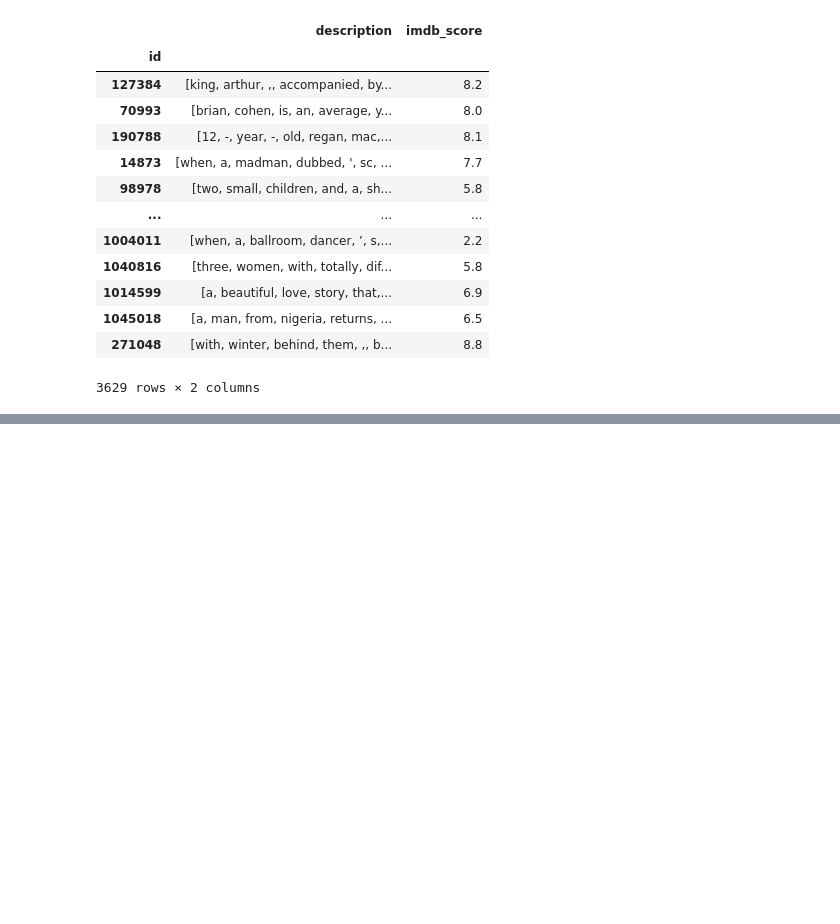
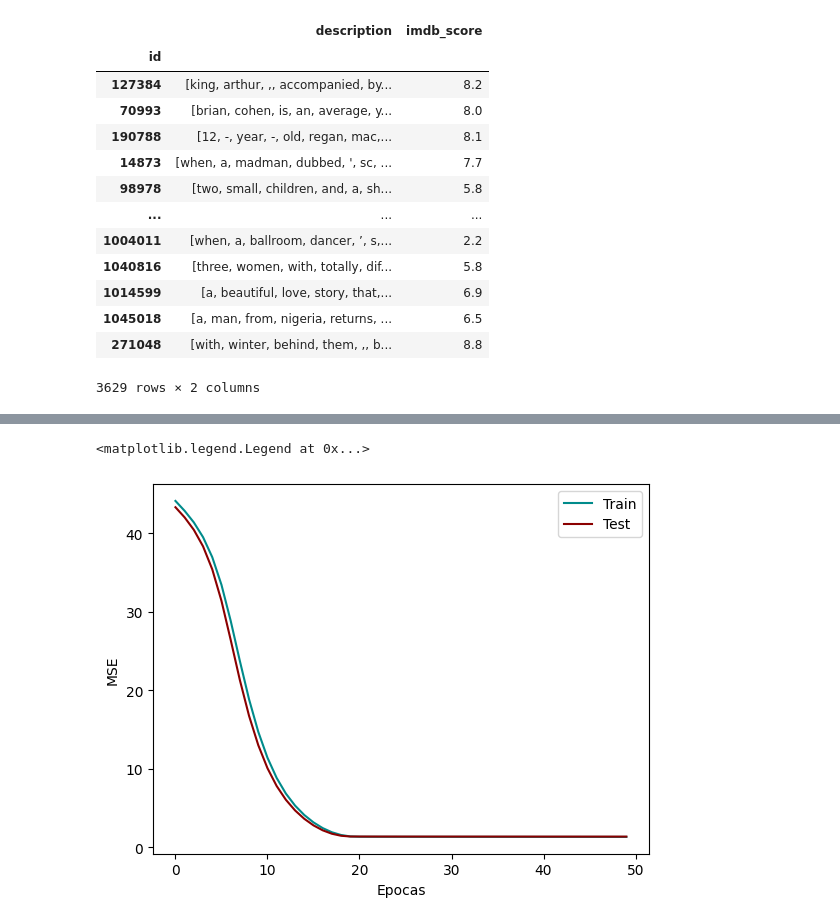
Before and after one commit to aaronbernal28/Aprendizaje-Automatico-1, a Jupyter notebook: imdb_score_by_description.ipynb, the cells around one changed output, grey strips where cells are left out. Saved outputs shown, nothing was run; the diff lists cells and outputs as text; code cells hidden in the pictures; blank space fills up the shorter version.

```diff
--- a/imdb_score_by_description.ipynb
+++ b/imdb_score_by_description.ipynb
@@ -121,8 +210,15 @@ val_dataset = dataset_token(X_val, y_val)
 # %%
+from torch.nn.utils.rnn import pad_sequence
+
+def custom_collate(batch):
+    inputs = [item['input'] for item in batch]
+    targets = torch.tensor([item['target'] for item in batch])
+    lengths = torch.tensor([inp.shape[0] for inp in inputs])
+    padded_inputs = pad_sequence(inputs, batch_first=True)  # [batch, max_len, 768]
+    return {'input': padded_inputs, 'target': targets, 'input_length': lengths}
+
 from torch.utils.data import DataLoader
-BATCH_SIZE = 32
+BATCH_SIZE = 100
 
-train_dataloader = DataLoader(train_dataset, batch_size=BATCH_SIZE)
-val_dataloader = DataLoader(val_dataset, batch_size=BATCH_SIZE)
-
-print('Primer elemento del dataset de entrenamiento:', train_dataset[0])
+train_dataloader = DataLoader(train_dataset, batch_size=BATCH_SIZE, collate_fn=custom_collate)
+val_dataloader = DataLoader(val_dataset, batch_size=BATCH_SIZE, collate_fn=custom_collate)
@@ -139,0 +225,13 @@ Primer elemento del dataset de entrenamiento: {'input': tensor([[-0.0463,  0.025
+# %%
+LEARNING_RATE = 0.0001
+NUM_EPOCHS = 50
+HIDDEN_SIZE = 32
+
+# Inicializa el modelo
+model = gruregressor(seq_len=768, hidden_size=HIDDEN_SIZE).to(device)
+
+# Función de pérdida y optimizador
+criterion = nn.MSELoss()
+optimizer = torch.optim.Adam(model.parameters(), lr=LEARNING_RATE)
+
+print(f"Modelo creado con {sum(p.numel() for p in model.parameters())} parámetros")
@@ -139,0 +240,3 @@ Primer elemento del dataset de entrenamiento: {'input': tensor([[-0.0463,  0.025
+# %%
+#### Entrenamiento del modelo #####
+train_losses, val_losses = train(model, train_dataloader, val_dataloader, optimizer, criterion, NUM_EPOCHS)
@@ -139,0 +261,9 @@ Primer elemento del dataset de entrenamiento: {'input': tensor([[-0.0463,  0.025
+# %%
+plt.plot(train_losses, label='Train', c='darkcyan')
+plt.plot(val_losses, label='Test', c='darkred')
+plt.xlabel('Epocas')
+plt.ylabel('MSE')
+plt.legend()
+# %% [output]
+<matplotlib.legend.Legend at 0x...>
+[figure, added]
```
Also changed, not shown: parts of 10 cells of this notebook.
